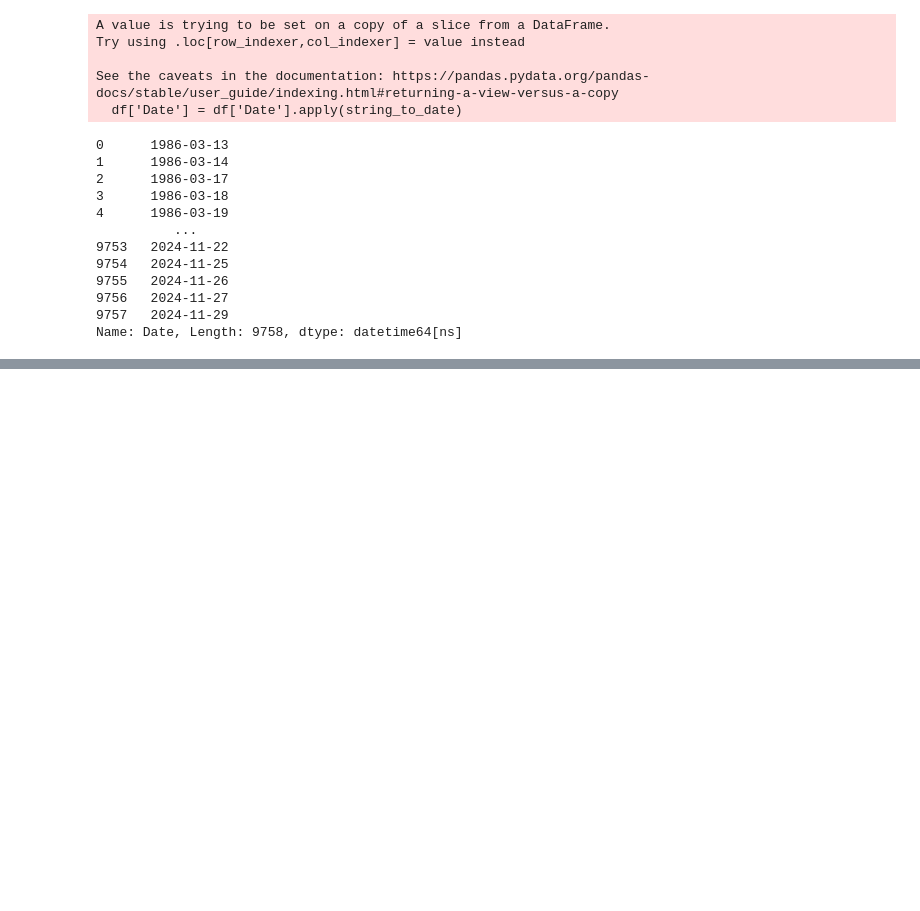
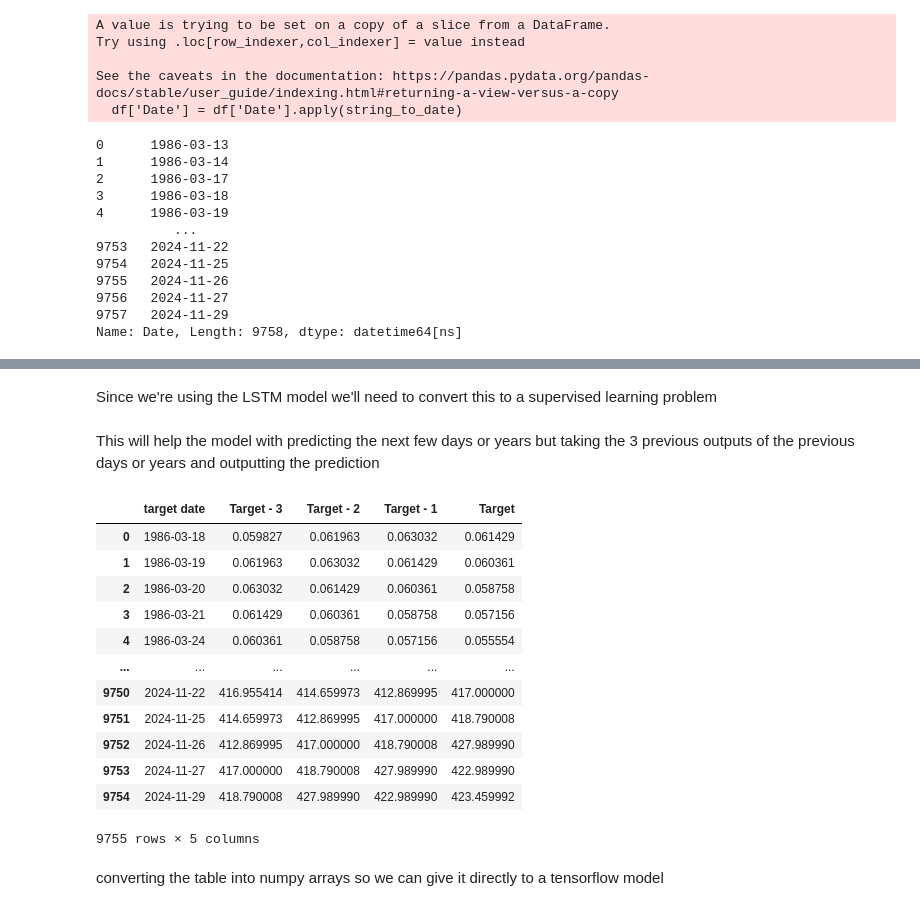
Before and after one commit to AkramGadd/StockPricePrediction, a Jupyter notebook: StockPricePrediction/Microsoft_Stock.ipynb, the cells around one changed output, grey strips where cells are left out. Drawn from its saved outputs; the diff is of its cells as text; code cells hidden in the pictures; blank space fills up the shorter version.

Commit message:
still preprocessing the data to avoid any issues when feeding it into the model

```diff
--- a/StockPricePrediction/Microsoft_Stock.ipynb
+++ b/StockPricePrediction/Microsoft_Stock.ipynb
@@ -66,0 +96,66 @@ Name: Date, Length: 9758, dtype: datetime64[ns]
+# %% [markdown]
+Since we're using the LSTM model we'll need to convert this to a supervised learning problem
+# %% [markdown]
+This will help the model with predicting the next few days or years but taking the 3 previous outputs of the previous days or years and outputting the prediction
+# %%
+def df_to_window(df, first_date, last_date, n=3):
+    first_date = string_to_date(first_date)
+    last_date = string_to_date(last_date)
+    target_date = first_date
+
+    dates = []
+    X, Y = [], []
+    last_time = False
+
+    while True:
+        df_subset = df.loc[:target_date].tail(n+1)
+        if len(df_subset) < n + 1:
+            print(f'Error, window size {n} is too large for {target_date}')
+
+        values = df_subset['Close'].to_numpy()
+        x, y = values[:-1], values[-1]
+        dates.append(target_date)
+        X.append(x)
+        Y.append(y)
+
+        next_week = df.loc[target_date:target_date + datetime.timedelta(days=7)]
+        next_datetimeSTR = str(next_week.head(2).tail(1).index.values[0])
+        next_dateSTR = next_datetimeSTR.split('T')[0]
+        year_month_day = next_dateSTR.split('-')
+        year, month, day = year_month_day
+        next_date = datetime.datetime(year=int(year), month=int(month), day=int(day))
+        if last_time:
+            break
+        target_date = next_date
+
+        if target_date == last_date:
+            last_time = True
+
+    retDF = pd.DataFrame()
+    retDF['target date'] = dates
+    X = np.array(X)
+    for i in range(0, n):
+        X[:, i]
+        retDF[f'Target - {n-i}'] = X[:, i]
+
+    retDF['Target'] = Y
+    return retDF
+
+windowDF = df_to_window(df, '1986-03-18', '2024-11-29', n=3)
+windowDF
+# %% [output]
+|  | target date | Target - 3 | Target - 2 | Target - 1 | Target |
+| 0 | 1986-03-18 | 0.059827 | 0.061963 | 0.063032 | 0.061429 |
+| 1 | 1986-03-19 | 0.061963 | 0.063032 | 0.061429 | 0.060361 |
+| 2 | 1986-03-20 | 0.063032 | 0.061429 | 0.060361 | 0.058758 |
+| 3 | 1986-03-21 | 0.061429 | 0.060361 | 0.058758 | 0.057156 |
+| 4 | 1986-03-24 | 0.060361 | 0.058758 | 0.057156 | 0.055554 |
+| ... | ... | ... | ... | ... | ... |
+| 9750 | 2024-11-22 | 416.955414 | 414.659973 | 412.869995 | 417.000000 |
+| 9751 | 2024-11-25 | 414.659973 | 412.869995 | 417.000000 | 418.790008 |
+| 9752 | 2024-11-26 | 412.869995 | 417.000000 | 418.790008 | 427.989990 |
+| 9753 | 2024-11-27 | 417.000000 | 418.790008 | 427.989990 | 422.989990 |
+| 9754 | 2024-11-29 | 418.790008 | 427.989990 | 422.989990 | 423.459992 |
+9755 rows × 5 columns
+# %% [markdown]
+converting the table into numpy arrays so we can give it directly to a tensorflow model
```
Also changed, not shown: parts of 7 cells of this notebook.
